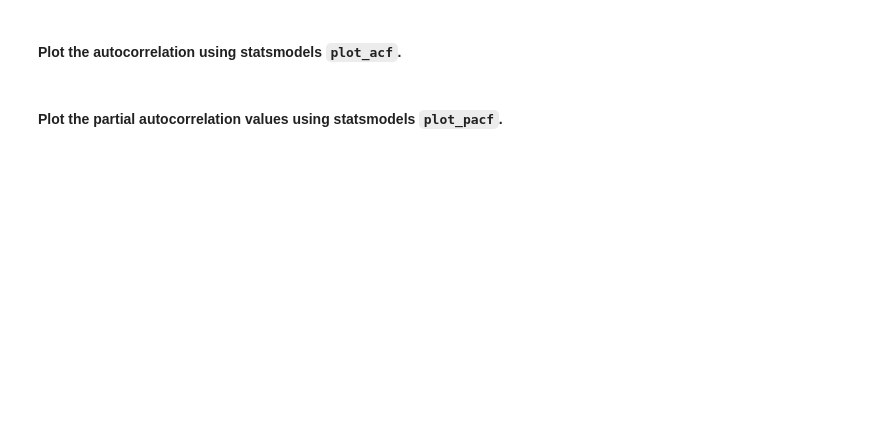
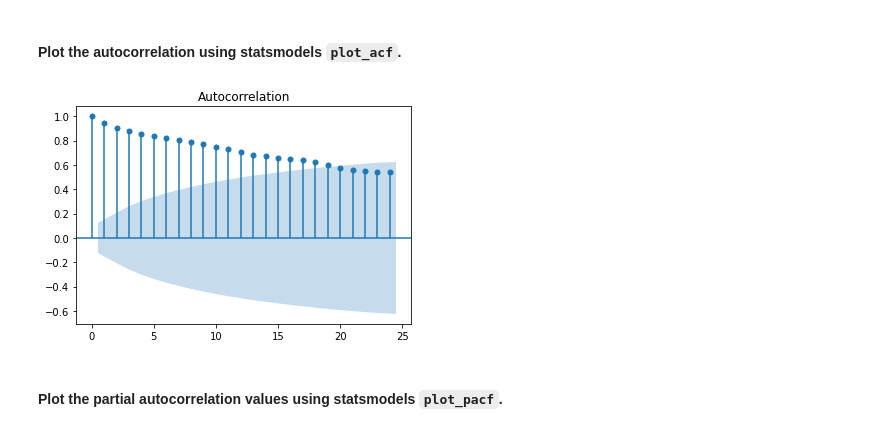
Before and after one commit to viviloaf/general-assembly, a Jupyter notebook: labs/9.01-lab-time-series-basics-master/starter-code.ipynb, the cells around one changed output. Saved outputs shown, nothing was run; the diff lists cells and outputs as text; code cells hidden in the pictures; blank space fills up the shorter version.

```diff
--- a/labs/9.01-lab-time-series-basics-master/starter-code.ipynb
+++ b/labs/9.01-lab-time-series-basics-master/starter-code.ipynb
@@ -66,2 +241,6 @@ For example, I have a column of stock prices and a column associated with a movi
+# %%
+plot_acf(train['price']);
+# %% [output]
+[figure, added]
 # %% [markdown]
 #### Plot the partial autocorrelation values using statsmodels `plot_pacf`.
```
Also changed, not shown: parts of 45 cells of this notebook.
